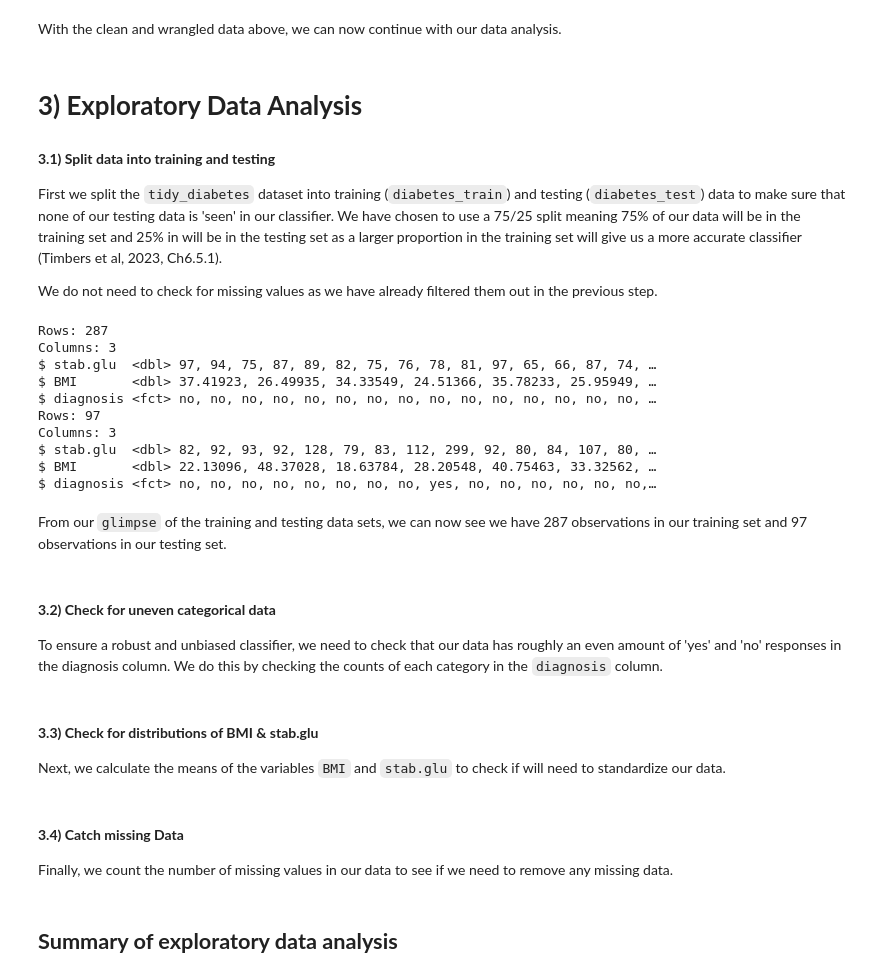
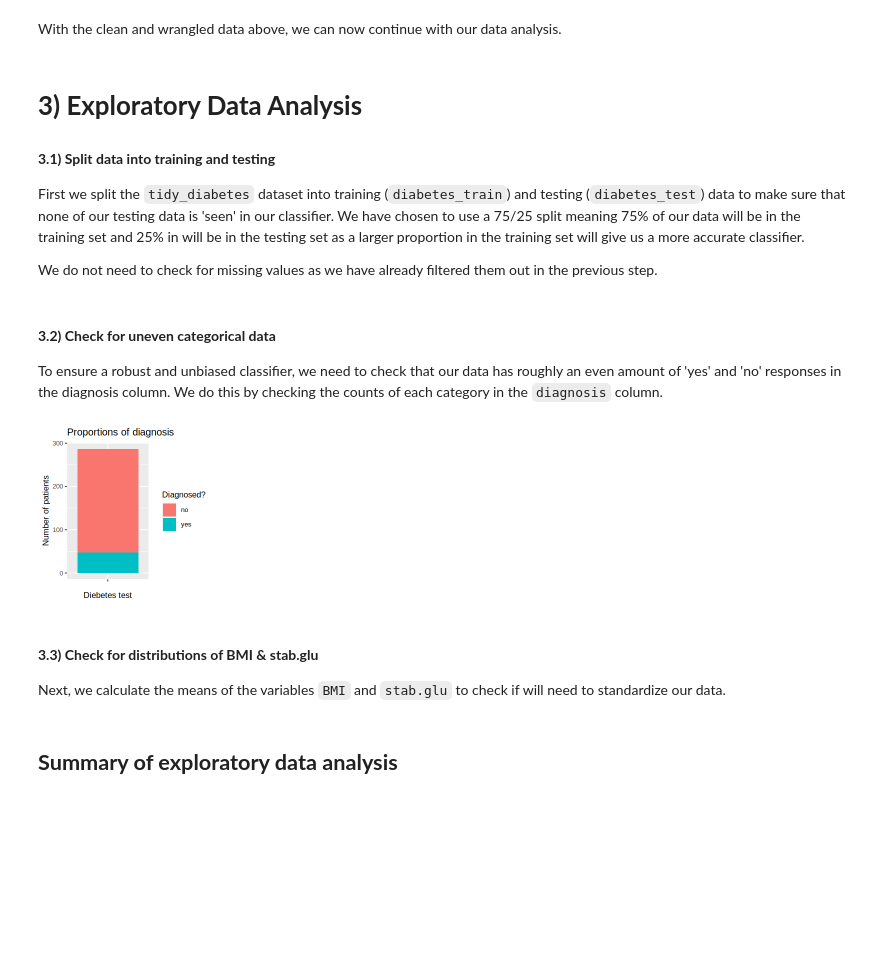
Before and after one commit to wmma2/group_18_project, a Jupyter notebook: Final_report.ipynb, the cells around one changed output. Drawn from its saved outputs; the diff is of its cells as text; code cells hidden in the pictures; blank space fills up the shorter version.

Commit message:
Some visualizations
TA suggested this, we can do the same for the accuracy numebrs

```diff
--- a/Final_report.ipynb
+++ b/Final_report.ipynb
@@ -149,7 +157,7 @@ With the clean and wrangled data above, we can now continue with our data analys
 
 #### **3.1) Split data into training and testing**
 
-First we split the `tidy_diabetes` dataset into training (`diabetes_train`) and testing (`diabetes_test`) data to make sure that none of our testing data is 'seen' in our classifier. We have chosen to use a 75/25 split meaning 75% of our data will be in the training set and 25% in will be in the testing set as a larger proportion in the training set will give us a more accurate classifier (Timbers et al, 2023, Ch6.5.1).
+First we split the `tidy_diabetes` dataset into training (`diabetes_train`) and testing (`diabetes_test`) data to make sure that none of our testing data is 'seen' in our classifier. We have chosen to use a 75/25 split meaning 75% of our data will be in the training set and 25% in will be in the testing set as a larger proportion in the training set will give us a more accurate classifier.
 
 We do not need to check for missing values as we have already filtered them out in the previous step.
 # %%
@@ -158,22 +166,6 @@ set.seed(2023)
 diabetes_split <- initial_split(tidy_diabetes, prop = 0.75 , strata = diagnosis)
 diabetes_train <- training(diabetes_split)
 diabetes_test <- testing(diabetes_split)
-
-glimpse(diabetes_train)
-glimpse(diabetes_test)
-# %% [output]
-Rows: 287
-Columns: 3
-$ stab.glu  <dbl> 97, 94, 75, 87, 89, 82, 75, 76, 78, 81, 97, 65, 66, 87, 74, …
-$ BMI       <dbl> 37.41923, 26.49935, 34.33549, 24.51366, 35.78233, 25.95949, …
-$ diagnosis <fct> no, no, no, no, no, no, no, no, no, no, no, no, no, no, no, …
-Rows: 97
-Columns: 3
-$ stab.glu  <dbl> 82, 92, 93, 92, 128, 79, 83, 112, 299, 92, 80, 84, 107, 80, …
-$ BMI       <dbl> 22.13096, 48.37028, 18.63784, 28.20548, 40.75463, 33.32562, …
-$ diagnosis <fct> no, no, no, no, no, no, no, no, yes, no, no, no, no, no, no,…
-# %% [markdown]
-From our `glimpse` of the training and testing data sets, we can now see we have 287 observations in our training set and 97 observations in our testing set.
 # %% [markdown]
 #### **3.2) Check for uneven categorical data**
 
@@ -181,7 +173,16 @@ To ensure a robust and unbiased classifier, we need to check that our data has r
 # %%
 train_count <- diabetes_train|>
     group_by(diagnosis)|>
-    summarize(count = n())
+    summarize(count = n()) |>
+    ggplot(aes(x = "", y= count, fill = diagnosis)) +
+    geom_bar(stat = "identity") +
+    theme(text = element_text(size=10)) +
+    labs(y = "Number of patients", x = "Diebetes test", fill = "Diagnosed?") +
+    ggtitle("Proportions of diagnosis")
+
+options(repr.plot.width = 3, repr.plot.height = 3)
+# %% [output]
+[figure, added]
 # %% [markdown]
 #### **3.3) Check for distributions of BMI & stab.glu**
 
@@ -190,7 +191,3 @@ Next, we calculate the means of the variables `BMI` and `stab.glu` to check if w
 train_mean <- diabetes_train|>
     summarize(stab.glu_mean = mean(stab.glu),
               BMI_mean = mean(BMI))
-# %% [markdown]
-#### **3.4) Catch missing Data**
-
-Finally, we count the number of missing values in our data to see if we need to remove any missing data.
```
Also changed, not shown: parts of 8 cells of this notebook.
